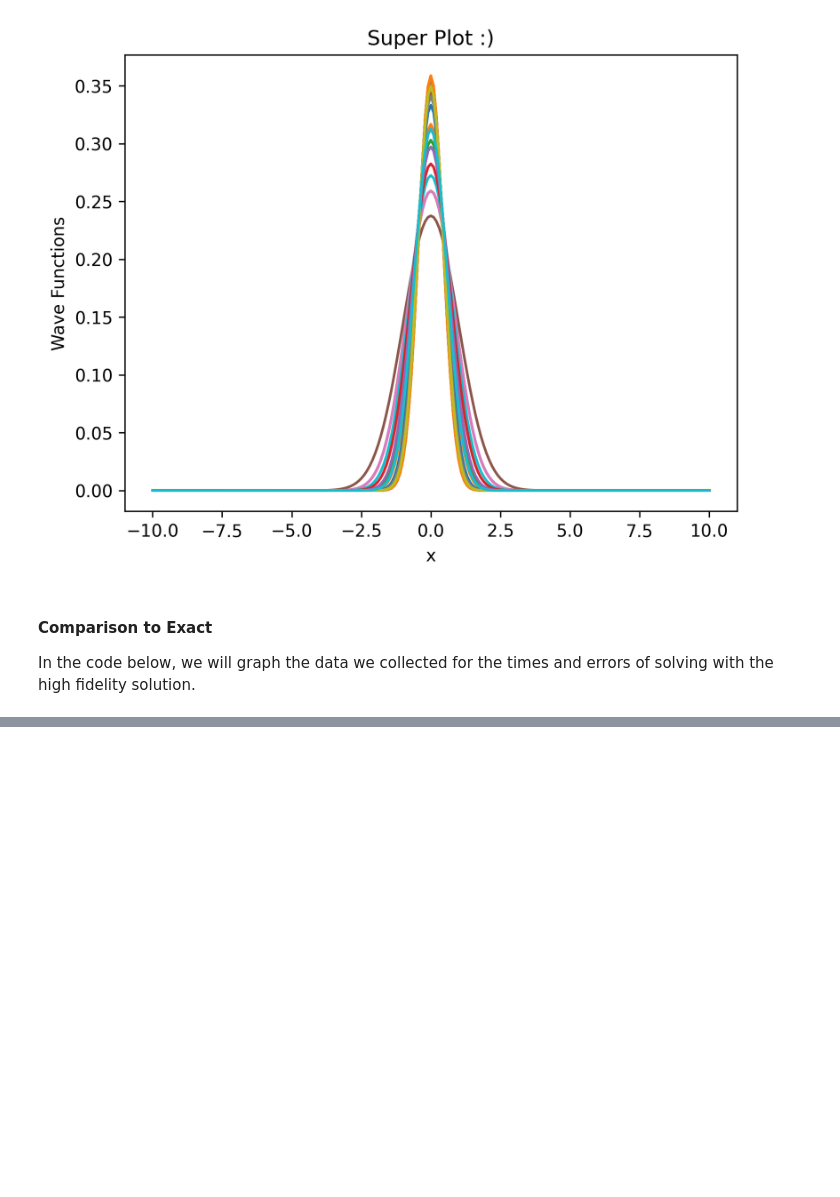
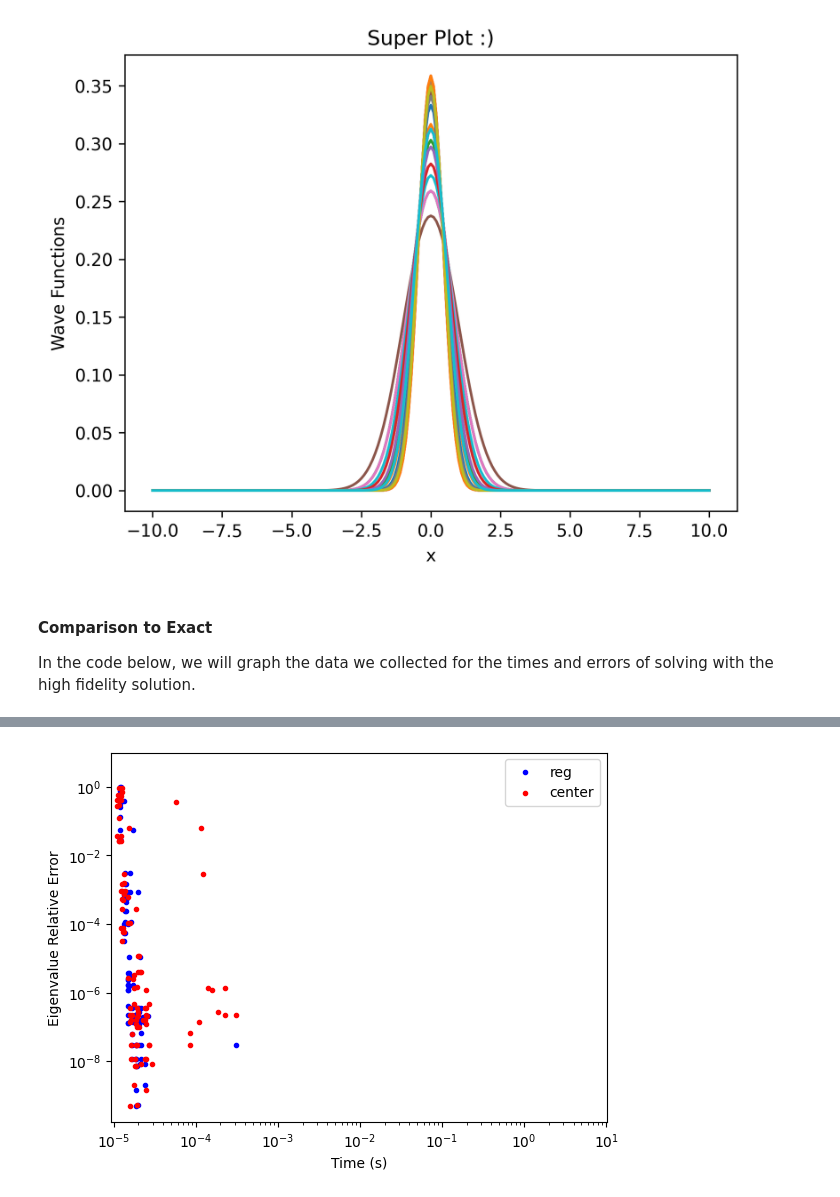
Before and after one commit to mjc180501/TemporaryRBM, a Jupyter notebook: Classes (3).ipynb, the cells around one changed output, grey strips where cells are left out. Drawn from its saved outputs; the diff is of its cells as text; code cells hidden in the pictures; blank space fills up the shorter version.

```diff
--- a/Classes (3).ipynb
+++ b/Classes (3).ipynb
@@ -616,3 +624,19 @@ plt.show()
+# %%
+catFig, catAx = plt.subplots()
+
+catAx.scatter(All_reg_time,All_reg_error,color='blue',
+               marker='.',label="reg")
+catAx.scatter(All_center_time,All_center_error,color='red',
+               marker='.',label="center")
+
+catAx.set(xscale='log',yscale='log',
+           xlabel='Time (s)',ylabel='Eigenvalue Relative Error',
+           xlim=(hminT, hmaxT),ylim=(hminEr,hmaxEr))
+
+plt.legend()
+plt.show()
+# %% [output]
+[figure, added]
 # %%
 def create_derivative_matrix(grid):
     # Grid spacing assuming a uniform grid
```
Also changed, not shown: parts of 5 cells of this notebook.
